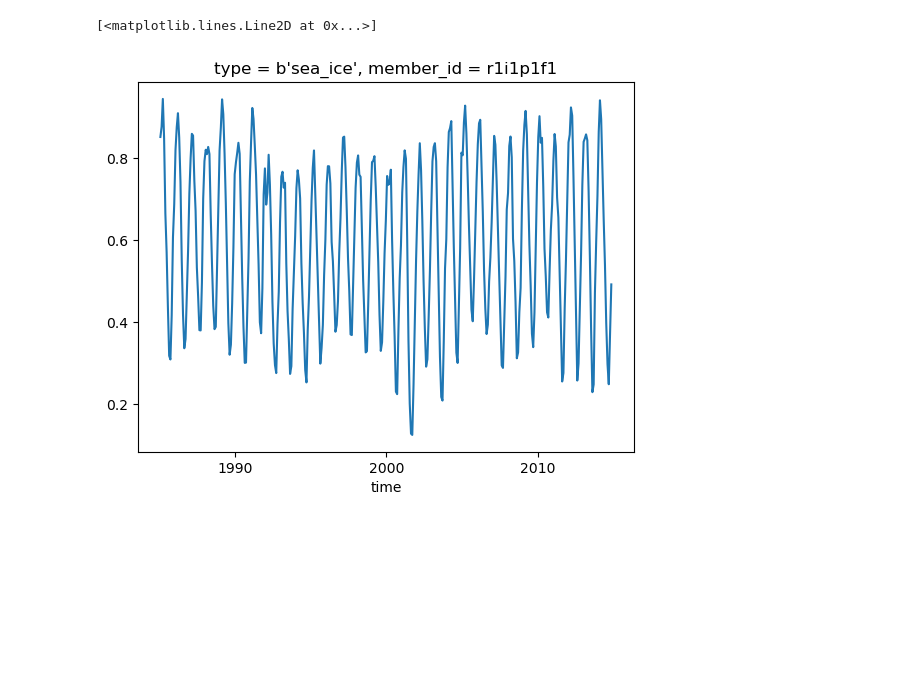
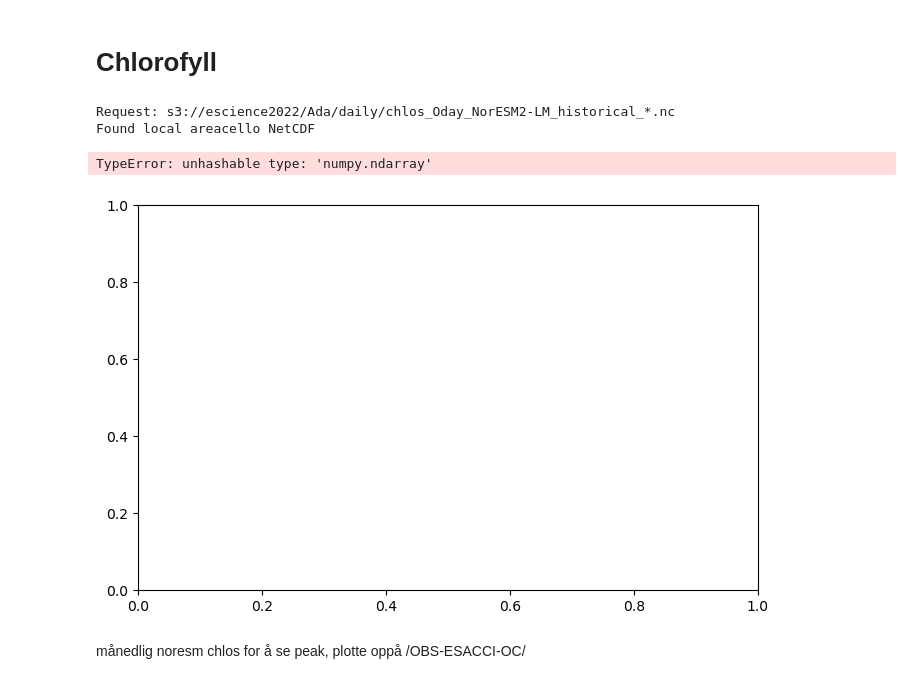
Before and after one commit to eScience-course/Tjaernoe2022-group6, a Jupyter notebook: notebooks/Stian/main.ipynb, the cells around one changed output. Drawn from its saved outputs; the diff is of its cells as text; code cells hidden in the pictures; blank space fills up the shorter version.

```diff
--- a/notebooks/Stian/main.ipynb
+++ b/notebooks/Stian/main.ipynb
@@ -62,5 +49,22 @@ SImeanSeptember.plot()
-# %%
-SIBSmean.isel(time=slice(-12*30, -1)).plot(x='time')
-# %% [output]
-[<matplotlib.lines.Line2D at 0x...>]
-[figure, removed]
+# %% [markdown]
+# Chlorofyll
+# %%
+chlos = clip_to_region(get_bucket_data('chlos', time_res='daily', thing='Oday',
+                                       experiment='historical', last_n_files=1))
+chlos_mean = regional_average(chlos)
+# %% [output]
+Request: s3://escience2022/Ada/daily/chlos_Oday_NorESM2-LM_historical_*.nc
+Found local areacello NetCDF
+# %%
+fig, ax = plt.subplots(figsize=(8, 5))
+chlos_mean.chlos.isel(time=slice(-365, -1)).plot(x=np.arange(365), ax=ax, color='r', label='2014')
+#chlos_mean.chlos.isel(time=slice(-2*365, -365)).plot(x='time.day', ax=ax, color='g', label='2013')
+#chlos_mean.chlos.isel(time=slice(-3*365, -2*365)).plot(ax=ax, color='b', label='2012')
+#chlos_mean.chlos.isel(time=slice(-4*365, -3*365)).plot(ax=ax, color='y', label='2011')
+ax.legend()
+plt.show()
+# %% [output]
+TypeError: unhashable type: 'numpy.ndarray'
+[figure, added]
+# %% [markdown]
+månedlig noresm chlos for å se peak, plotte oppå /OBS-ESACCI-OC/
```
Also changed, not shown: parts of 11 cells of this notebook, 2 other files.
